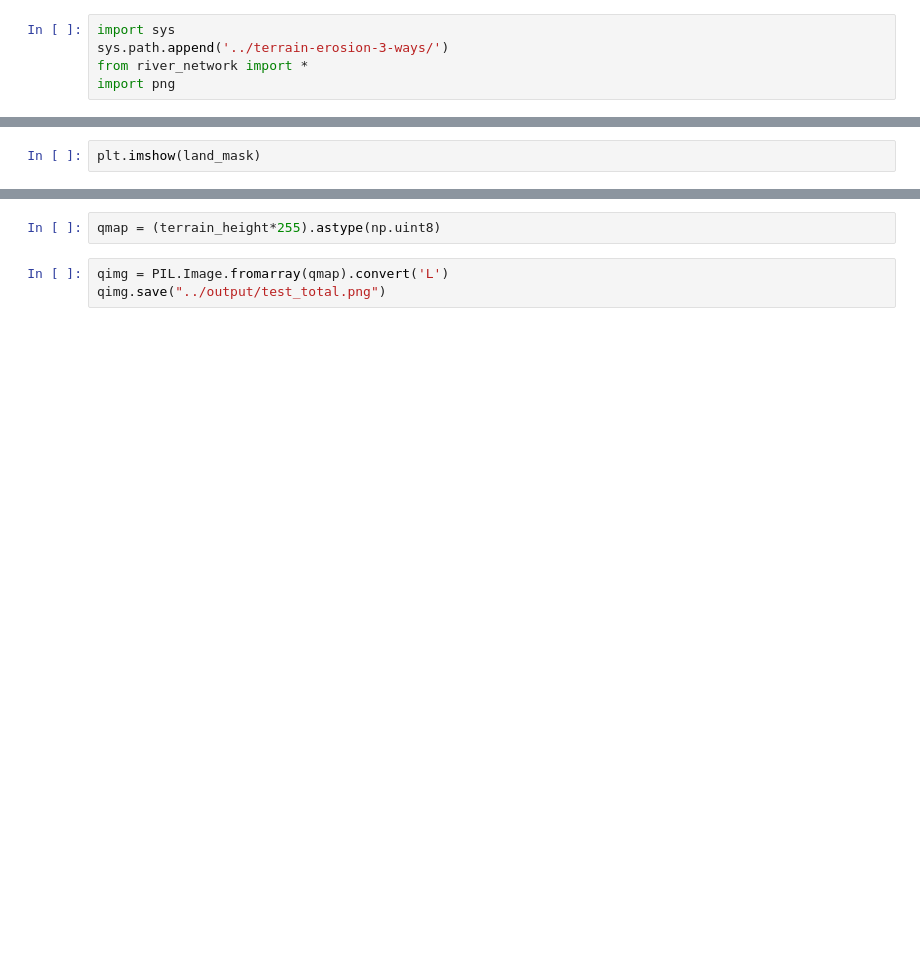
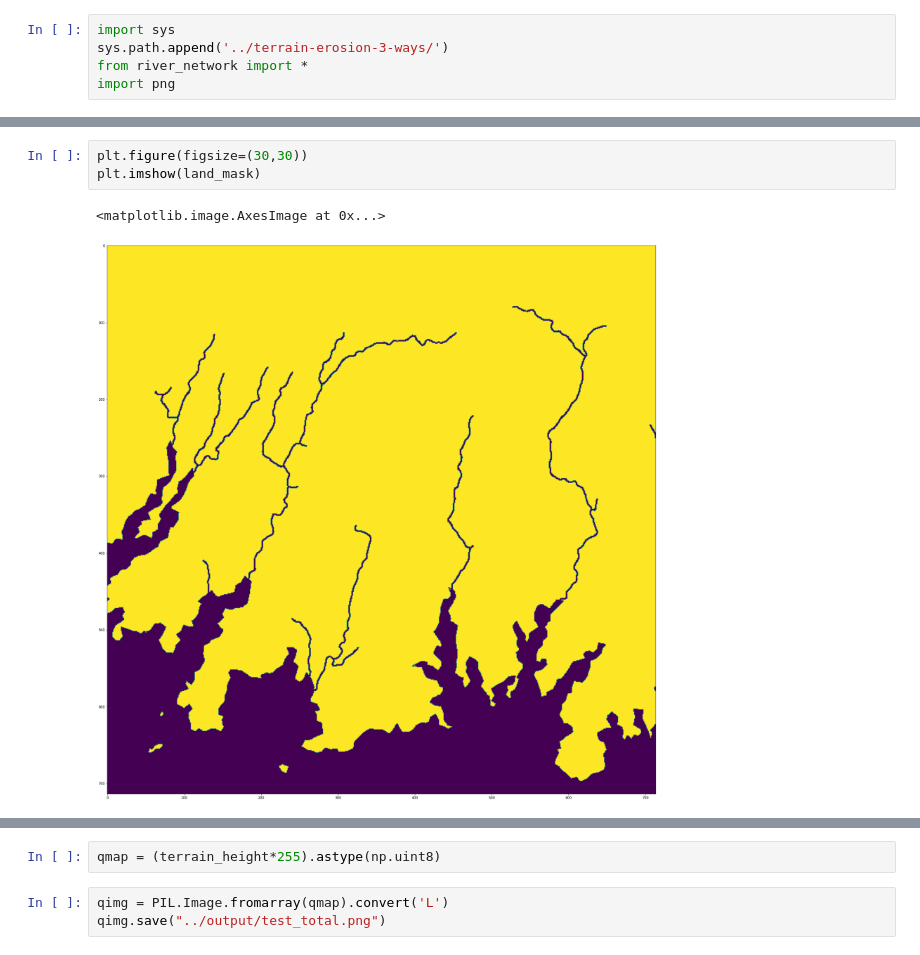
Before and after one commit to rvorias/voxel_realms, a Jupyter notebook: notebooks/automate_masking.ipynb, the cells around one changed output, grey strips where cells are left out. Drawn from its saved outputs; the diff is of its cells as text; blank space fills up the shorter version.

```diff
--- a/notebooks/automate_masking.ipynb
+++ b/notebooks/automate_masking.ipynb
@@ -147,5 +245,9 @@ coords = np.floor(points).astype(int)
 # %%
+plt.figure(figsize=(30,30))
 plt.imshow(land_mask)
+# %% [output]
+<matplotlib.image.AxesImage at 0x...>
+[figure, added]
 # %%
 print('  ...delaunay triangulation')
 tri = sp.spatial.Delaunay(points)
```
Also changed, not shown: parts of 13 cells of this notebook, 2 other files.
